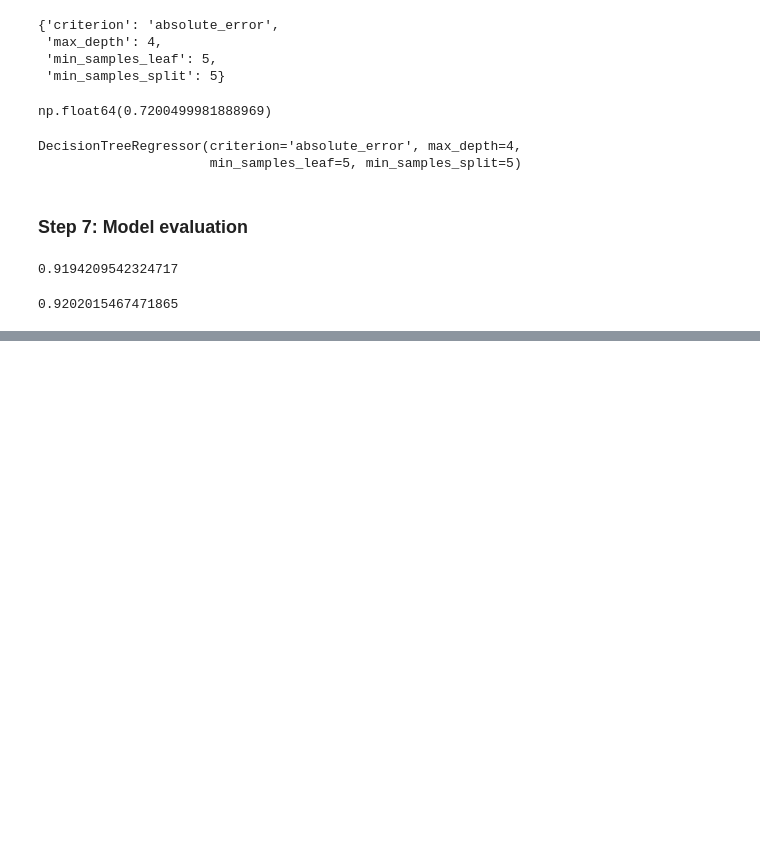
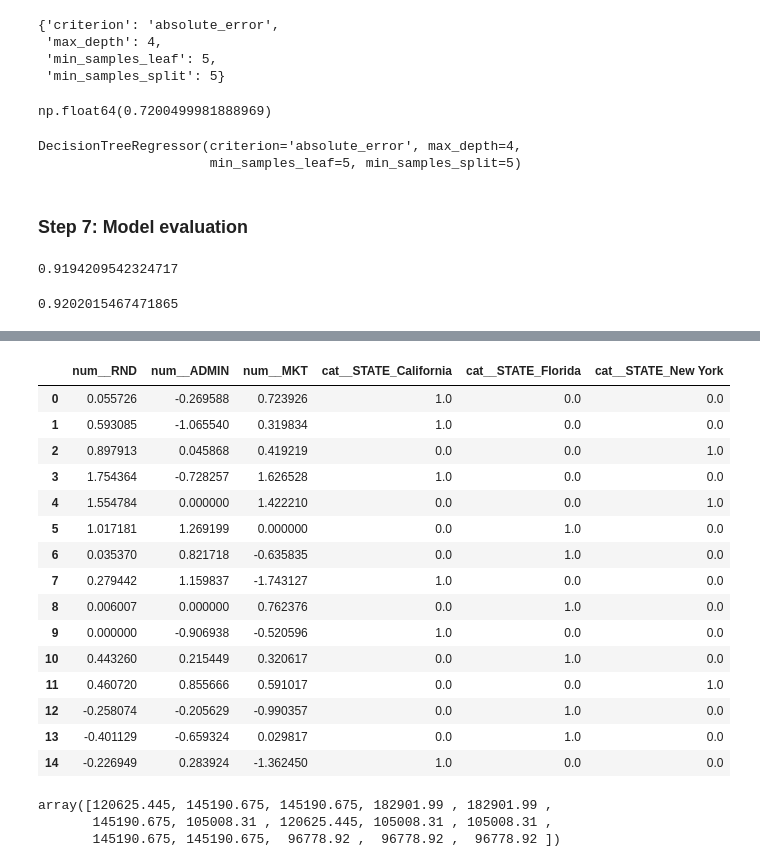
Before and after one commit to utkarshg1/ML-Wakad-9am-Weekend, a Jupyter notebook: Decision Tree Regression/DTR.ipynb, the cells around one changed output, grey strips where cells are left out. Cells and saved outputs as stored; diff of their text form; code cells hidden in the pictures; blank space fills up the shorter version.

```diff
--- a/Decision Tree Regression/DTR.ipynb
+++ b/Decision Tree Regression/DTR.ipynb
@@ -239,0 +304,3 @@ best_dtr.score(xtest, ytest)
+# %%
+xnew = pd.read_csv("Startups_sample.csv")
+xnew
@@ -239,0 +340,27 @@ best_dtr.score(xtest, ytest)
+# %%
+xnew_pre = pre.transform(xnew)
+xnew_pre
+# %% [output]
+|  | num__RND | num__ADMIN | num__MKT | cat__STATE_California | cat__STATE_Florida | cat__STATE_New York |
+| 0 | 0.055726 | -0.269588 | 0.723926 | 1.0 | 0.0 | 0.0 |
+| 1 | 0.593085 | -1.065540 | 0.319834 | 1.0 | 0.0 | 0.0 |
+| 2 | 0.897913 | 0.045868 | 0.419219 | 0.0 | 0.0 | 1.0 |
+| 3 | 1.754364 | -0.728257 | 1.626528 | 1.0 | 0.0 | 0.0 |
+| 4 | 1.554784 | 0.000000 | 1.422210 | 0.0 | 0.0 | 1.0 |
+| 5 | 1.017181 | 1.269199 | 0.000000 | 0.0 | 1.0 | 0.0 |
+| 6 | 0.035370 | 0.821718 | -0.635835 | 0.0 | 1.0 | 0.0 |
+| 7 | 0.279442 | 1.159837 | -1.743127 | 1.0 | 0.0 | 0.0 |
+| 8 | 0.006007 | 0.000000 | 0.762376 | 0.0 | 1.0 | 0.0 |
+| 9 | 0.000000 | -0.906938 | -0.520596 | 1.0 | 0.0 | 0.0 |
+| 10 | 0.443260 | 0.215449 | 0.320617 | 0.0 | 1.0 | 0.0 |
+| 11 | 0.460720 | 0.855666 | 0.591017 | 0.0 | 0.0 | 1.0 |
+| 12 | -0.258074 | -0.205629 | -0.990357 | 0.0 | 1.0 | 0.0 |
+| 13 | -0.401129 | -0.659324 | 0.029817 | 0.0 | 1.0 | 0.0 |
+| 14 | -0.226949 | 0.283924 | -1.362450 | 1.0 | 0.0 | 0.0 |
+# %%
+preds = best_dtr.predict(xnew_pre)
+preds
+# %% [output]
+array([120625.445, 145190.675, 145190.675, 182901.99 , 182901.99 ,
+       145190.675, 105008.31 , 120625.445, 105008.31 , 105008.31 ,
+       145190.675, 145190.675,  96778.92 ,  96778.92 ,  96778.92 ])
```
Also changed, not shown: parts of 24 cells of this notebook, 2 other files.
